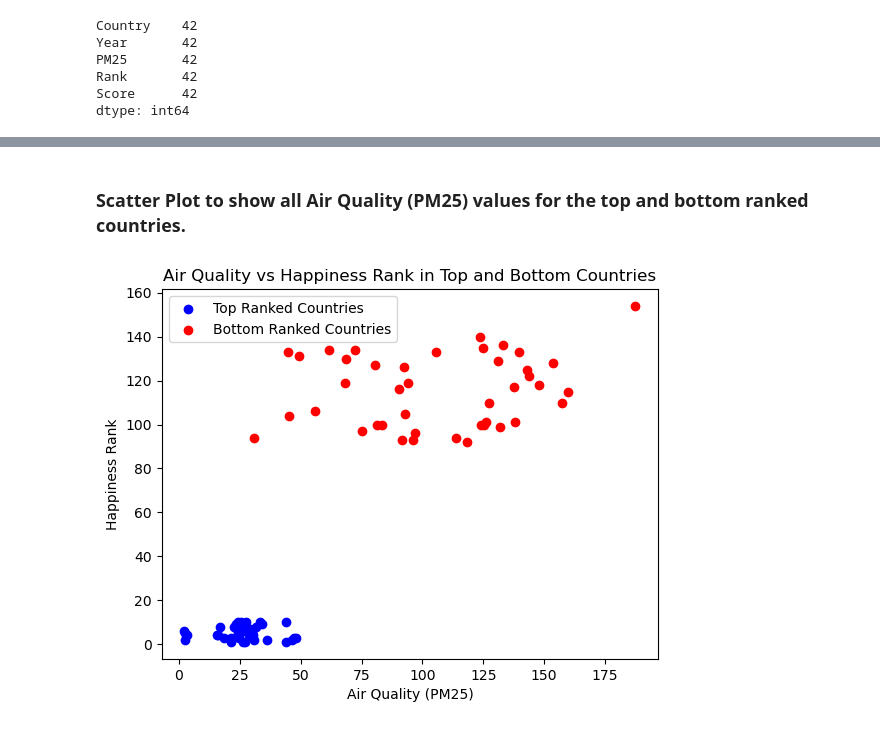
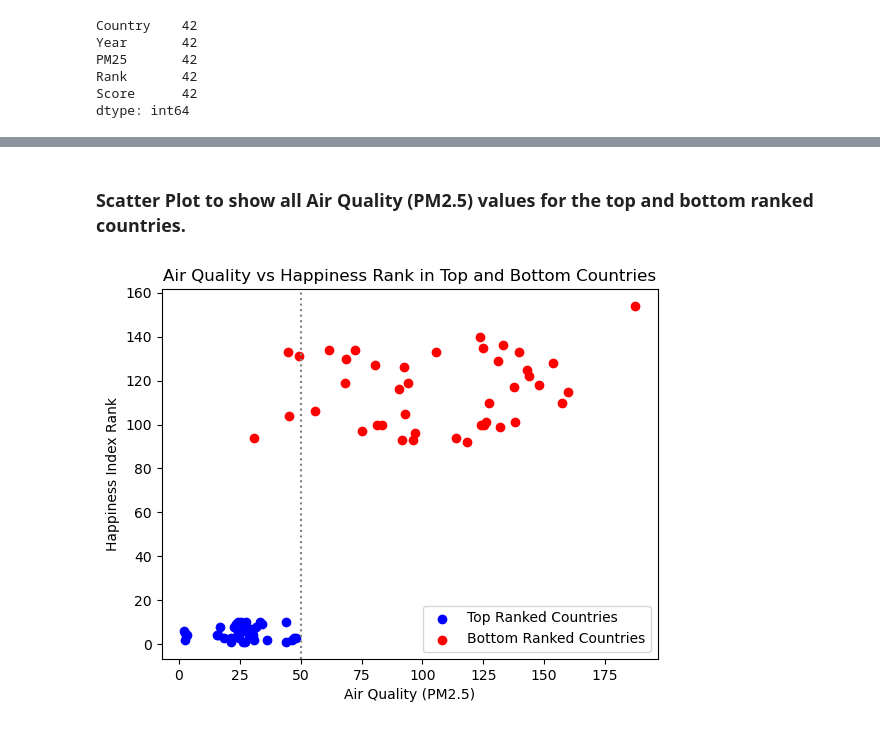
Before and after one commit to benoitchamot/AirQuality_and_Happiness, a Jupyter notebook: Analysis_AirQuality_and_Happiness.ipynb, the cells around one changed output, grey strips where cells are left out. Drawn from its saved outputs; the diff is of its cells as text; code cells hidden in the pictures.

```diff
--- a/Analysis_AirQuality_and_Happiness.ipynb
+++ b/Analysis_AirQuality_and_Happiness.ipynb
@@ -232,22 +300,27 @@ plt.show()
 # %% [markdown]
-### Scatter Plot to show all Air Quality (PM25) values for the top and bottom ranked countries.
+### Scatter Plot to show all Air Quality (PM2.5) values for the top and bottom ranked countries.
 # %%
-# Looking at 42 top countries and 42 bottom countries per above
+# Looking at the top countries and bottom countries per above
 # Create a scatter plot to visualise the two ends of the spectrum
 plt.scatter(top_countries_df['PM25'], top_countries_df['Rank'], color='blue', label='Top Ranked Countries')
 
 # Create a scatter plot of the bottom countries
 plt.scatter(bottom_countries_df['PM25'], bottom_countries_df['Rank'], color='red', label='Bottom Ranked Countries')
 
 # Add a title and labels to the axes
 plt.title('Air Quality vs Happiness Rank in Top and Bottom Countries')
-plt.ylabel('Happiness Rank')
-plt.xlabel('Air Quality (PM25)')
+plt.ylabel('Happiness Index Rank')
+plt.xlabel('Air Quality (PM2.5)')
+
+# Add a dotted vertical line at x=50 to further highlight the divide
+plt.axvline(x=50, color='gray', linestyle='dotted')
 
 # Add a legend
 plt.legend()
 
+plt.savefig('ScatterTopBottomComparison.png', format='png')
+
 #Show the plot
 plt.show()
 # %% [output]
-[figure, old version]
+[figure, new version]
```
Also changed, not shown: parts of 24 cells of this notebook, 4 other files.
